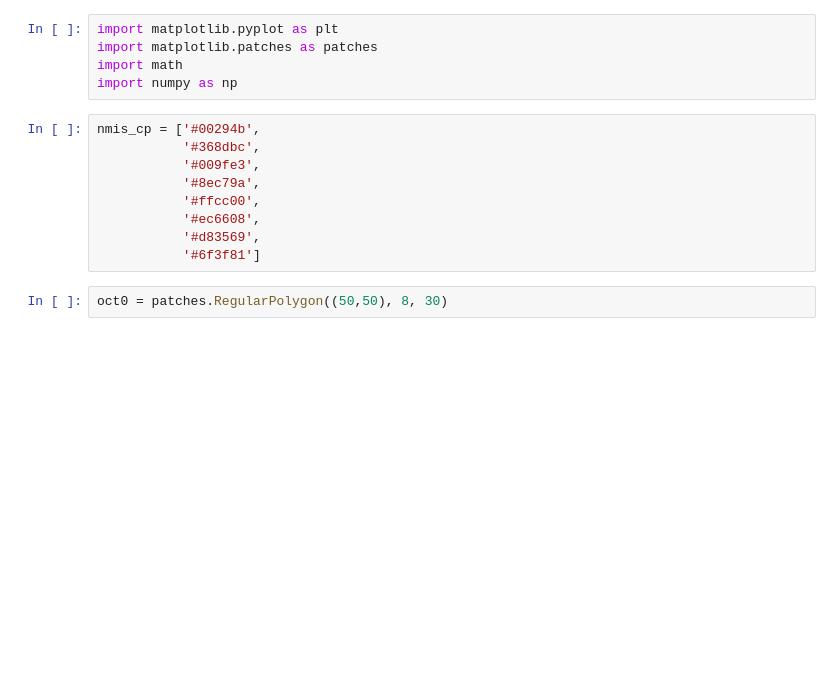
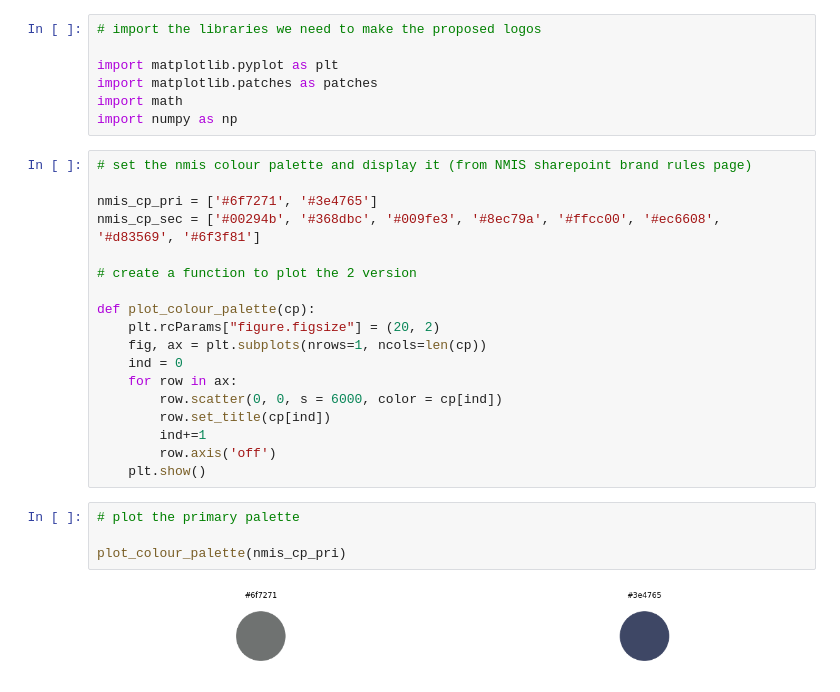
Before and after one commit to nmis-group/digf-zone-i4ch, a Jupyter notebook: logo/generate.ipynb, the cells around one changed output. Saved outputs shown, nothing was run; the diff lists cells and outputs as text; blank space fills up the shorter version.

Commit message:
finished messing about with logos

```diff
--- a/logo/generate.ipynb
+++ b/logo/generate.ipynb
@@ -1,16 +1,31 @@
 # %%
+# import the libraries we need to make the proposed logos
+
 import matplotlib.pyplot as plt
 import matplotlib.patches as patches
 import math
 import numpy as np
 # %%
-nmis_cp = ['#00294b',
-           '#368dbc',
-           '#009fe3',
-           '#8ec79a',
-           '#ffcc00',
-           '#ec6608',
-           '#d83569',
-           '#6f3f81']
+# set the nmis colour palette and display it (from NMIS sharepoint brand rules page)
+
+nmis_cp_pri = ['#6f7271', '#3e4765']
+nmis_cp_sec = ['#00294b', '#368dbc', '#009fe3', '#8ec79a', '#ffcc00', '#ec6608', '#d83569', '#6f3f81']
+
+# create a function to plot the 2 version
+
+def plot_colour_palette(cp):
+    plt.rcParams["figure.figsize"] = (20, 2)
+    fig, ax = plt.subplots(nrows=1, ncols=len(cp))
+    ind = 0
+    for row in ax:
+        row.scatter(0, 0, s = 6000, color = cp[ind])
+        row.set_title(cp[ind])
+        ind+=1
+        row.axis('off')
+    plt.show()
-# %%
-oct0 = patches.RegularPolygon((50,50), 8, 30)
+# %%
+# plot the primary palette
+
+plot_colour_palette(nmis_cp_pri)
+# %% [output]
+[figure, added]
```
Also changed, not shown: parts of 10 cells of this notebook, 3 other files.
